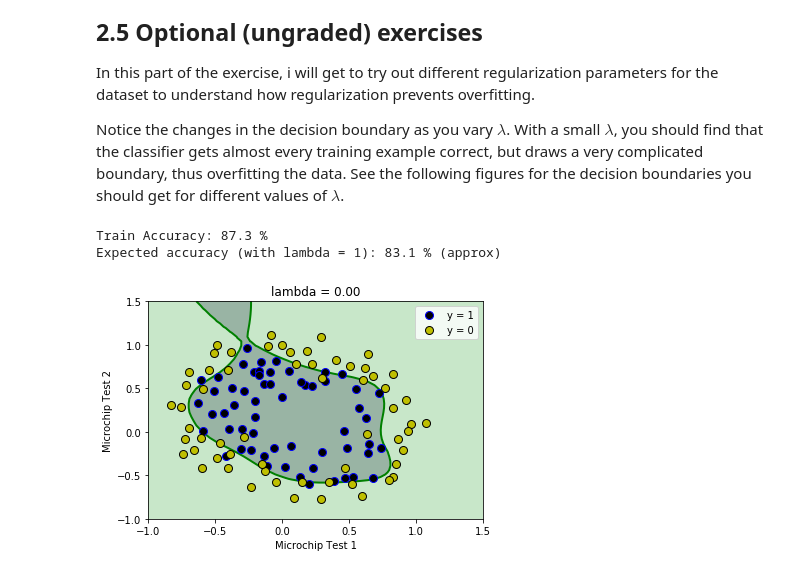
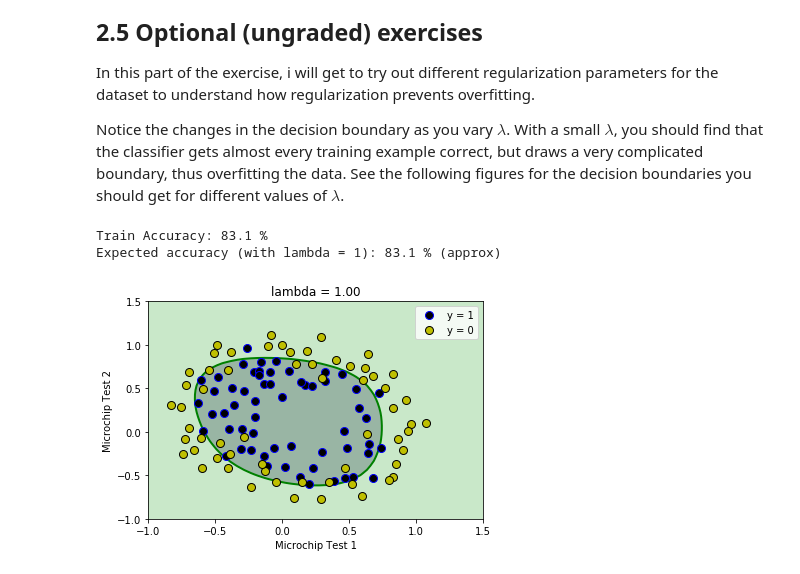
Before and after one commit to djordjebatic/Machine_Learning_Class_Coursera, a Jupyter notebook: Week 3 - Logistic Regression and Regularization/Assignment2.ipynb, the cells around one changed output. Cells and saved outputs as stored; diff of their text form; code cells hidden in the pictures.

```diff
--- a/Week 3 - Logistic Regression and Regularization/Assignment2.ipynb
+++ b/Week 3 - Logistic Regression and Regularization/Assignment2.ipynb
@@ -495,39 +495,38 @@ Notice the changes in the decision boundary as you vary $\lambda$. With a small
 initial_theta = np.zeros(X.shape[1])
 
 # Set regularization parameter lambda to 1 (you should vary this)
-lambda_1 = 100
+lambda_ = 1
 
 # set options for optimize.minimize
 options= {'maxiter': 100}
 
 res = optimize.minimize(costFunctionReg,
                         initial_theta,
                         (X, y, lambda_),
                         jac=True,
                         method='TNC',
                         options=options)
 
 # the fun property of OptimizeResult object returns
 # the value of costFunction at optimized theta
 cost = res.fun
 
 # the optimized theta is in the x property of the result
 theta = res.x
 
 utils.plotDecisionBoundary(plotData, theta, X, y)
 pyplot.xlabel('Microchip Test 1')
 pyplot.ylabel('Microchip Test 2')
 pyplot.legend(['y = 1', 'y = 0'])
 pyplot.grid(False)
 pyplot.title('lambda = %0.2f' % lambda_)
 
-
 # Compute accuracy on our training set
 p = predict(theta, X)
 
 print('Train Accuracy: %.1f %%' % (np.mean(p == y) * 100))
 print('Expected accuracy (with lambda = 1): 83.1 % (approx)\n')
 # %% [output]
-Train Accuracy: 87.3 %
+Train Accuracy: 83.1 %
 Expected accuracy (with lambda = 1): 83.1 % (approx)
-[figure, old version]
+[figure, new version]
```
Also changed, not shown: 5 other files.
